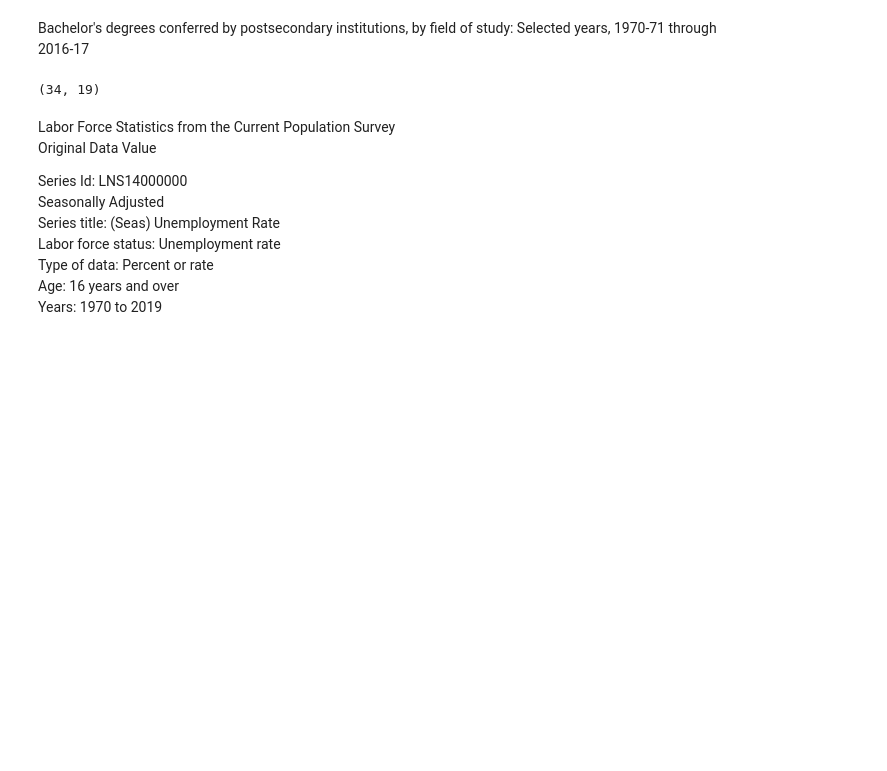
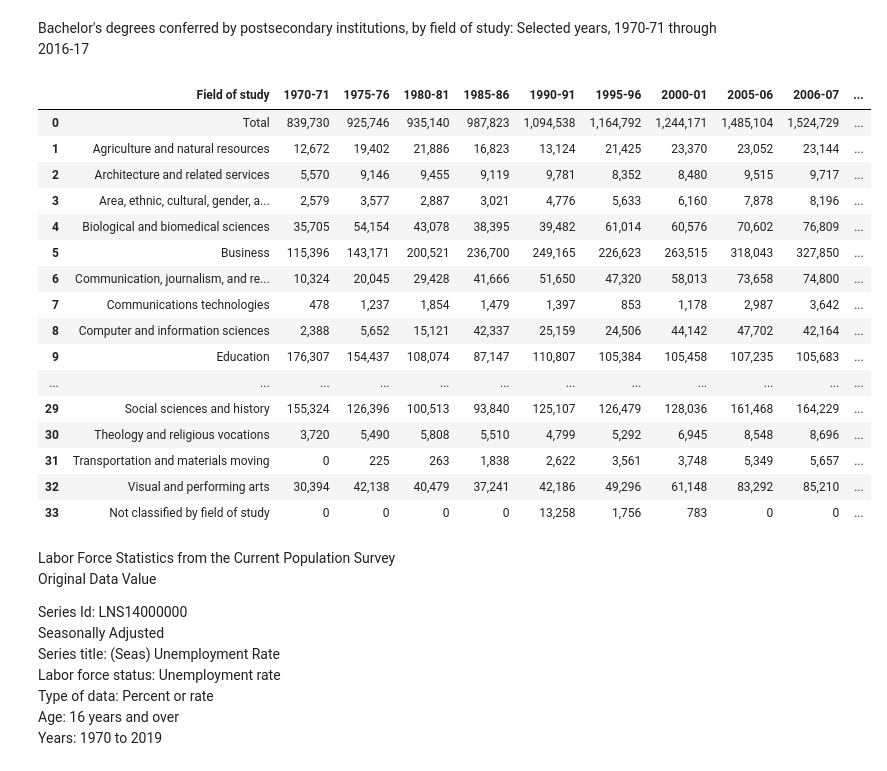
Before and after one commit to COGS108/group027, a Jupyter notebook: FinalProject.ipynb, the cells around one changed output. Drawn from its saved outputs; the diff is of its cells as text; code cells hidden in the pictures; blank space fills up the shorter version.

```diff
--- a/FinalProject.ipynb
+++ b/FinalProject.ipynb
@@ -77,9 +77,24 @@ Bachelor's degrees conferred by postsecondary institutions, by field of study: S
 # %%
 data1 = pd.read_csv('data1.csv')
 data1
-data1.shape
 # %% [output]
-(34, 19)
+|  | Field of study | 1970-71 | 1975-76 | 1980-81 | 1985-86 | 1990-91 | 1995-96 | 2000-01 | 2005-06 | 2006-07 | ... |
+| 0 | Total | 839,730 | 925,746 | 935,140 | 987,823 | 1,094,538 | 1,164,792 | 1,244,171 | 1,485,104 | 1,524,729 | ... |
+| 1 | Agriculture and natural resources | 12,672 | 19,402 | 21,886 | 16,823 | 13,124 | 21,425 | 23,370 | 23,052 | 23,144 | ... |
+| 2 | Architecture and related services | 5,570 | 9,146 | 9,455 | 9,119 | 9,781 | 8,352 | 8,480 | 9,515 | 9,717 | ... |
+| 3 | Area, ethnic, cultural, gender, a... | 2,579 | 3,577 | 2,887 | 3,021 | 4,776 | 5,633 | 6,160 | 7,878 | 8,196 | ... |
+| 4 | Biological and biomedical sciences | 35,705 | 54,154 | 43,078 | 38,395 | 39,482 | 61,014 | 60,576 | 70,602 | 76,809 | ... |
+| 5 | Business | 115,396 | 143,171 | 200,521 | 236,700 | 249,165 | 226,623 | 263,515 | 318,043 | 327,850 | ... |
+| 6 | Communication, journalism, and re... | 10,324 | 20,045 | 29,428 | 41,666 | 51,650 | 47,320 | 58,013 | 73,658 | 74,800 | ... |
+| 7 | Communications technologies | 478 | 1,237 | 1,854 | 1,479 | 1,397 | 853 | 1,178 | 2,987 | 3,642 | ... |
+| 8 | Computer and information sciences | 2,388 | 5,652 | 15,121 | 42,337 | 25,159 | 24,506 | 44,142 | 47,702 | 42,164 | ... |
+| 9 | Education | 176,307 | 154,437 | 108,074 | 87,147 | 110,807 | 105,384 | 105,458 | 107,235 | 105,683 | ... |
+| ... | ... | ... | ... | ... | ... | ... | ... | ... | ... | ... | ... |
+| 29 | Social sciences and history | 155,324 | 126,396 | 100,513 | 93,840 | 125,107 | 126,479 | 128,036 | 161,468 | 164,229 | ... |
+| 30 | Theology and religious vocations | 3,720 | 5,490 | 5,808 | 5,510 | 4,799 | 5,292 | 6,945 | 8,548 | 8,696 | ... |
+| 31 | Transportation and materials moving | 0 | 225 | 263 | 1,838 | 2,622 | 3,561 | 3,748 | 5,349 | 5,657 | ... |
+| 32 | Visual and performing arts | 30,394 | 42,138 | 40,479 | 37,241 | 42,186 | 49,296 | 61,148 | 83,292 | 85,210 | ... |
+| 33 | Not classified by field of study | 0 | 0 | 0 | 0 | 13,258 | 1,756 | 783 | 0 | 0 | ... |
 # %% [markdown]
 Labor Force Statistics from the Current Population Survey
 Original Data Value
```
Also changed, not shown: parts of 1 cell of this notebook.
